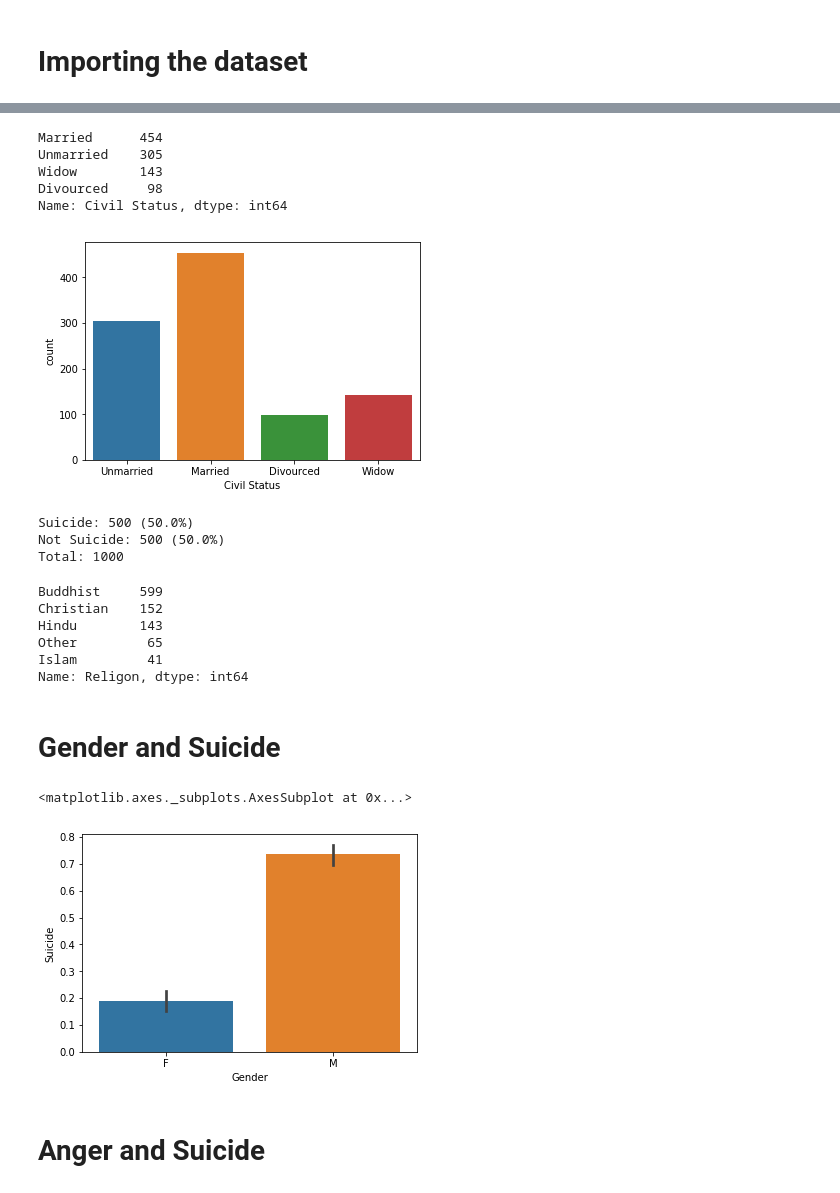
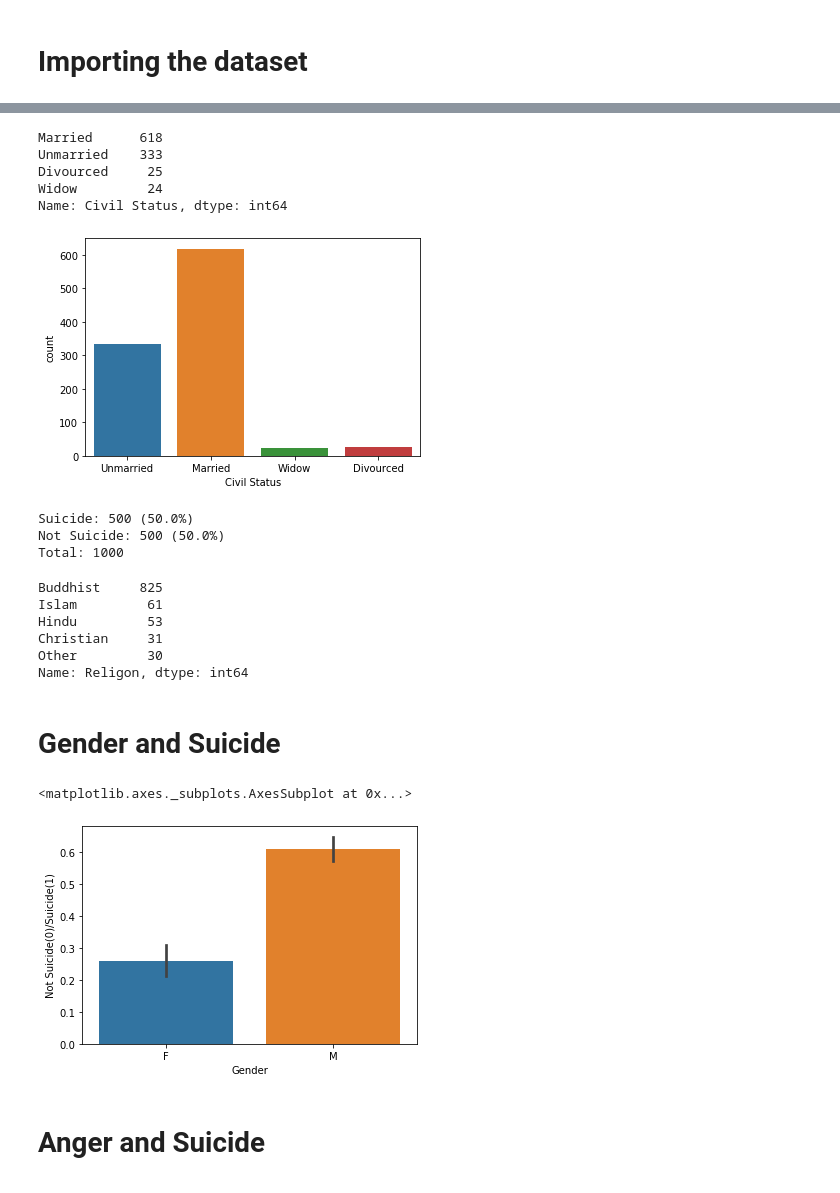
Before and after one commit to dinisurunisal/Suicide-Risk-Prediction-Project, a Jupyter notebook: DecisionTree/Decision Tree Classifier.ipynb, the cells around one changed output, grey strips where cells are left out. Cells and saved outputs as stored; diff of their text form; code cells hidden in the pictures.

```diff
--- a/DecisionTree/Decision Tree Classifier.ipynb
+++ b/DecisionTree/Decision Tree Classifier.ipynb
@@ -44,13 +17,13 @@ from pandas.plotting import scatter_matrix
 # Importing the dataset
 # %%
 #importing the datasets
-train= pd.read_csv('FullDataSet.csv')
+train= pd.read_csv('Test-Data-10.csv')
 
-include = [ 'Age', 'Gender', 'Religon', 'Race', 'Occupation' ,
+include = ['Age', 'Gender', 'Religon', 'Race', 'Nature Of Occupation' ,
            'Civil Status' ,'Education Level' ,'Reason' ,'Lifetime Psychiatric Hospitalizations' ,
            'Past Suicide Attempts' ,'Any suicidal thoughts mentioned' ,'Self-Injurious Behaviour' ,
-           'Psychiatric Disorders' ,'Past Illnesses ' ,'Alcohol/ drug Consumption','Anger',
-           'Sleep Problem', 'Social Iscolation', 'Sad/ Weary' , 'Humilated' , 'Suicide']  # Except the year, all the features are taken
+           'Psychiatric Disorders' ,'Past Illnesses' ,'Alcohol/ drug Consumption','Anger',
+           'Sleep Problem', 'Social Iscolation', 'Sad/ Weary' , 'Humilated', 'Not Suicide(0)/Suicide(1)']  # Except the year, all the features are taken
 train_df = train[include]
 # %%
 #look of the training data
@@ -190,10 +162,10 @@ Name: Occupation, dtype: int64
 sns.countplot('Civil Status',data=train_df)
 train_df['Civil Status'].value_counts()
 # %% [output]
-Married      454
-Unmarried    305
-Widow        143
-Divourced     98
+Married      618
+Unmarried    333
+Divourced     25
+Widow         24
 Name: Civil Status, dtype: int64
-[figure, old version]
+[figure, new version]
 # %%
@@ -210,23 +182,22 @@ Total: 1000
 # %%
 train_df.Religon.value_counts()
 # %% [output]
-Buddhist     599
-Christian    152
-Hindu        143
-Other         65
-Islam         41
+Buddhist     825
+Islam         61
+Hindu         53
+Christian     31
+Other         30
 Name: Religon, dtype: int64
 # %% [markdown]
 # Gender and Suicide
 # %%
 train_df.Gender.value_counts()
-train_df.groupby('Gender').Suicide.value_counts()
-train_df[['Gender', 'Suicide']].groupby(['Gender'], as_index=False).mean()
+train_df[['Gender', 'Not Suicide(0)/Suicide(1)']].groupby(['Gender'], as_index=False).mean()
 
 #train.groupby('Sex').Survived.mean().plot(kind='bar')
-sns.barplot(x='Gender', y='Suicide', data=train_df)
+sns.barplot(x='Gender', y='Not Suicide(0)/Suicide(1)', data=train_df)
 # %% [output]
 <matplotlib.axes._subplots.AxesSubplot at 0x...>
-[figure, old version]
+[figure, new version]
 # %% [markdown]
 # Anger and Suicide
```
Also changed, not shown: parts of 58 cells of this notebook, 37 other files.
